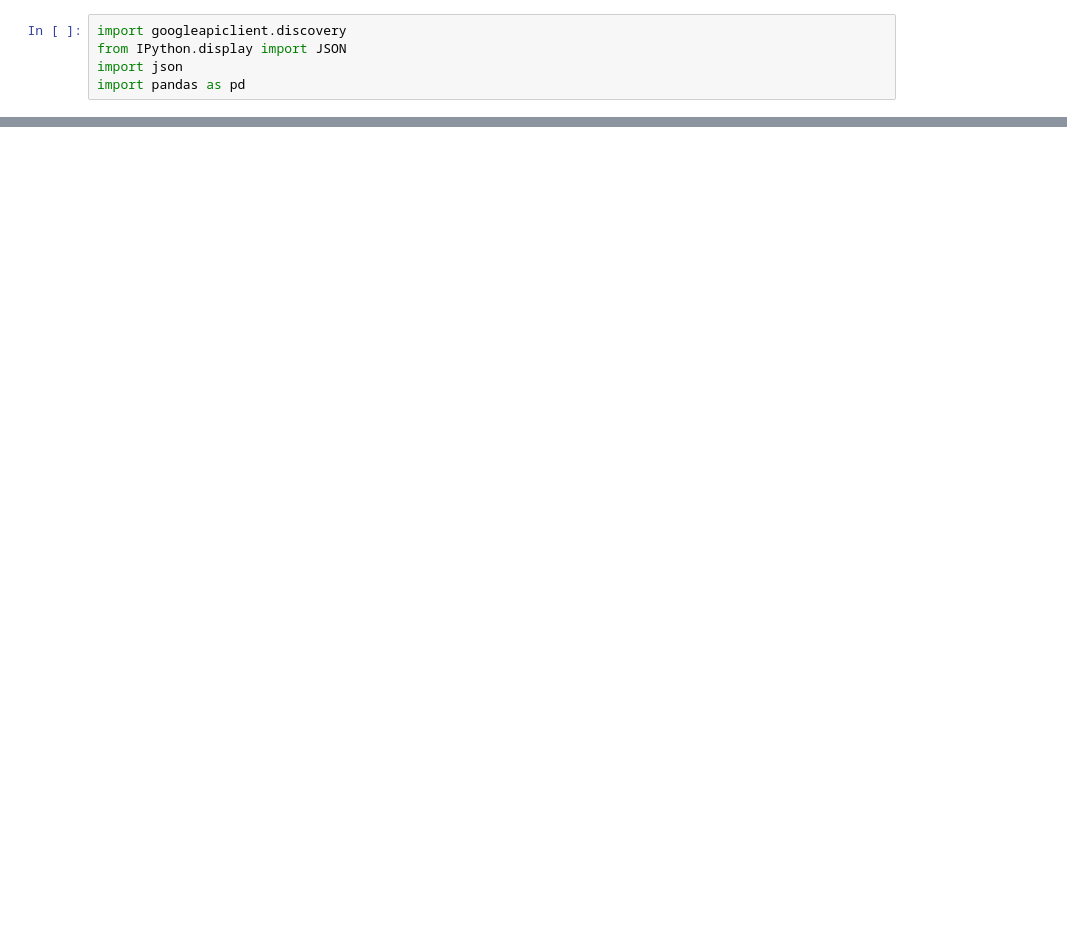
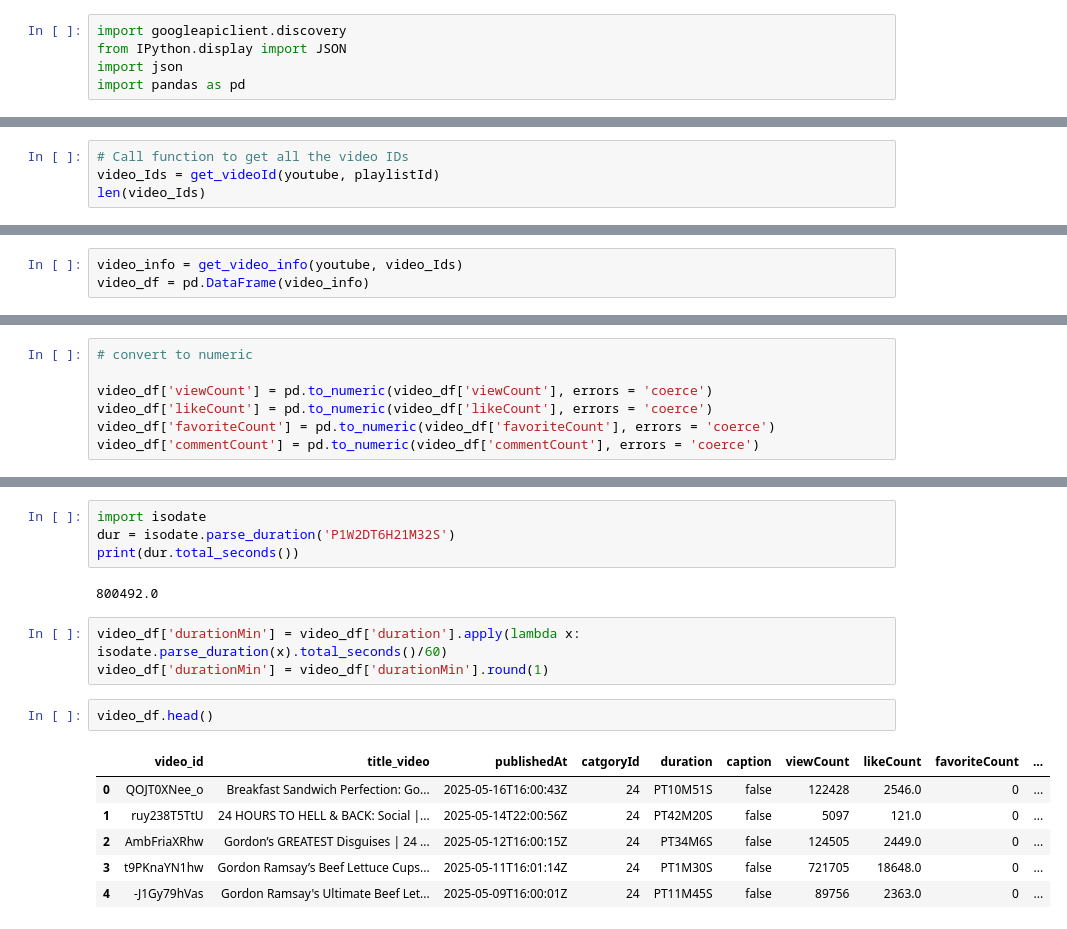
Before and after one commit to SBalas/API_Data, a Jupyter notebook: YouTubeAPI.ipynb, the cells around one changed output, grey strips where cells are left out. Saved outputs shown, nothing was run; the diff lists cells and outputs as text; blank space fills up the shorter version.

Commit message:
Update code with correct functions

```diff
--- a/YouTubeAPI.ipynb
+++ b/YouTubeAPI.ipynb
@@ -385,0 +138,4 @@ video_info_df
+# %%
+# Call function to get all the video IDs
+video_Ids = get_videoId(youtube, playlistId)
+len(video_Ids)
@@ -385,0 +209,3 @@ video_info_df
+# %%
+video_info = get_video_info(youtube, video_Ids)
+video_df = pd.DataFrame(video_info)
@@ -385,0 +250,7 @@ video_info_df
+# %%
+# convert to numeric
+
+video_df['viewCount'] = pd.to_numeric(video_df['viewCount'], errors = 'coerce')
+video_df['likeCount'] = pd.to_numeric(video_df['likeCount'], errors = 'coerce')
+video_df['favoriteCount'] = pd.to_numeric(video_df['favoriteCount'], errors = 'coerce')
+video_df['commentCount'] = pd.to_numeric(video_df['commentCount'], errors = 'coerce')
@@ -385,0 +365,18 @@ video_info_df
+# %%
+import isodate
+dur = isodate.parse_duration('P1W2DT6H21M32S')
+print(dur.total_seconds())
+# %% [output]
+800492.0
+# %%
+video_df['durationMin'] = video_df['duration'].apply(lambda x: isodate.parse_duration(x).total_seconds()/60)
+video_df['durationMin'] = video_df['durationMin'].round(1)
+# %%
+video_df.head()
+# %% [output]
+|  | video_id | title_video | publishedAt | catgoryId | duration | caption | viewCount | likeCount | favoriteCount | ... |
+| 0 | QOJT0XNee_o | Breakfast Sandwich Perfection: Go... | 2025-05-16T16:00:43Z | 24 | PT10M51S | false | 122428 | 2546.0 | 0 | ... |
+| 1 | ruy238T5TtU | 24 HOURS TO HELL & BACK: Social |... | 2025-05-14T22:00:56Z | 24 | PT42M20S | false | 5097 | 121.0 | 0 | ... |
+| 2 | AmbFriaXRhw | Gordon’s GREATEST Disguises | 24 ... | 2025-05-12T16:00:15Z | 24 | PT34M6S | false | 124505 | 2449.0 | 0 | ... |
+| 3 | t9PKnaYN1hw | Gordon Ramsay’s Beef Lettuce Cups... | 2025-05-11T16:01:14Z | 24 | PT1M30S | false | 721705 | 18648.0 | 0 | ... |
+| 4 | -J1Gy79hVas | Gordon Ramsay's Ultimate Beef Let... | 2025-05-09T16:00:01Z | 24 | PT11M45S | false | 89756 | 2363.0 | 0 | ... |
```
Also changed, not shown: parts of 45 cells of this notebook.
